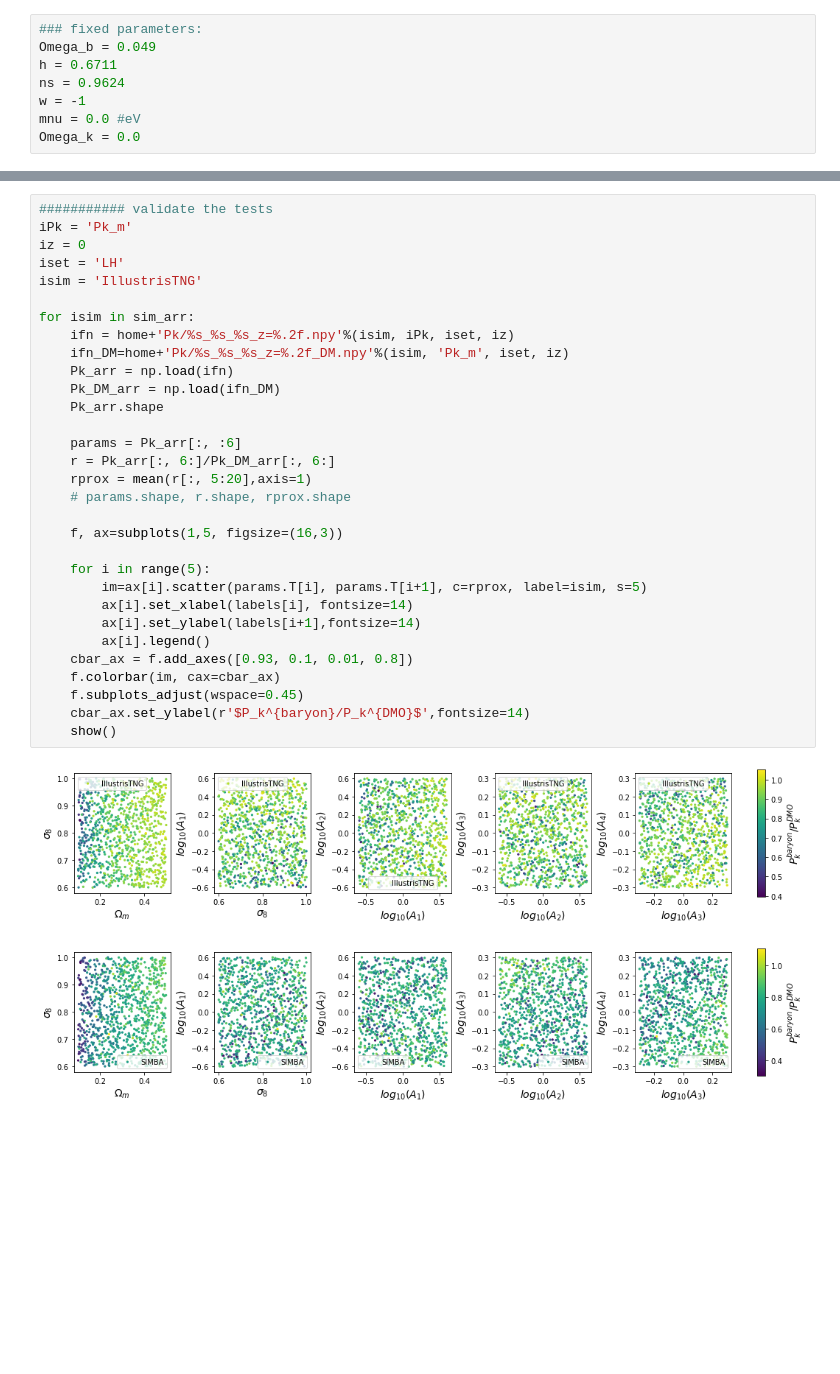
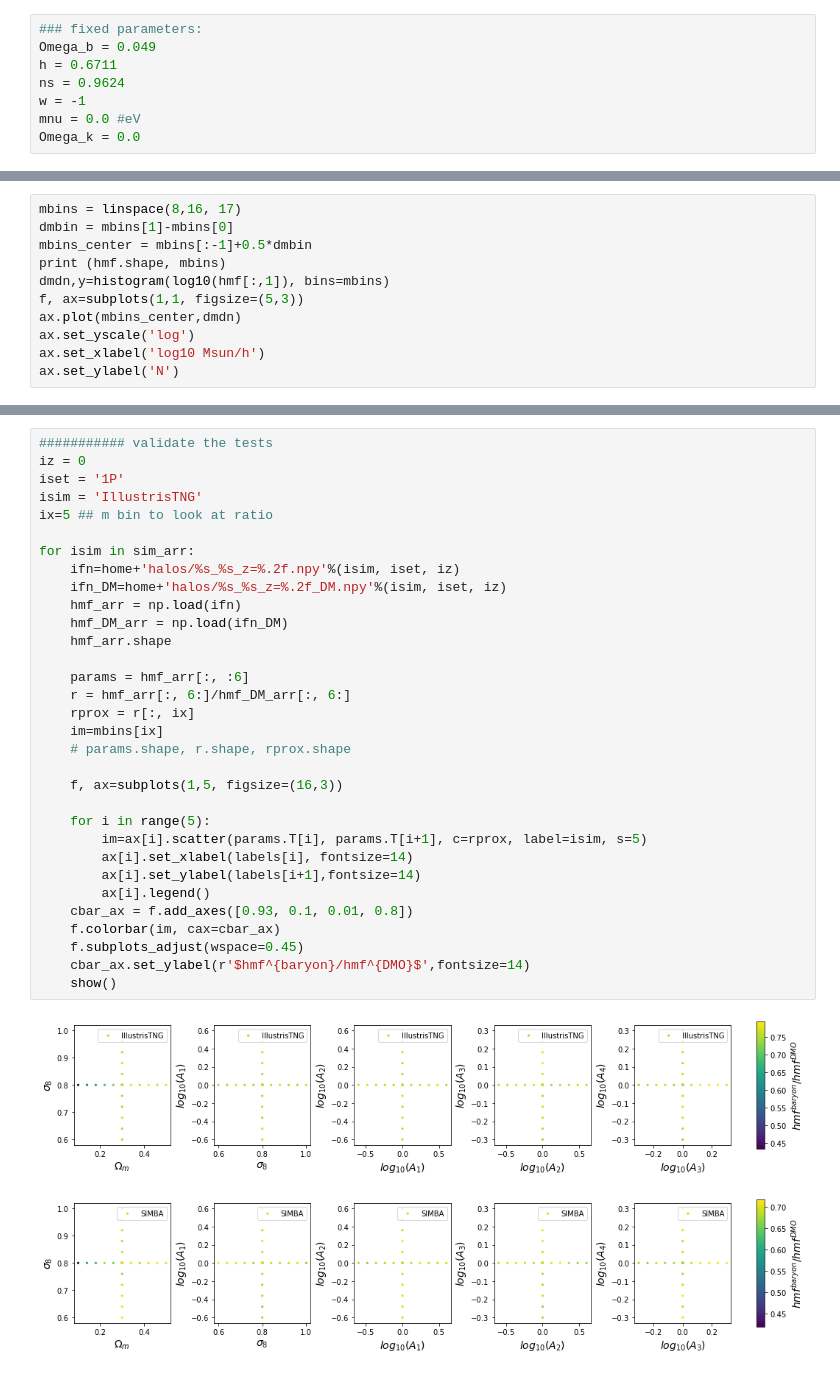
Before and after one commit to liuxx479/cosmo_dep_feedback, a Jupyter notebook: organize_halos.ipynb, the cells around one changed output, grey strips where cells are left out. Cells and saved outputs as stored; diff of their text form; blank space fills up the shorter version.

```diff
--- a/organize_halos.ipynb
+++ b/organize_halos.ipynb
@@ -23,0 +28,11 @@ hmf = np.loadtxt(test_fn, usecols=[1, 10, 11, 12, 17, 18, 19, 26, 47])
+# %%
+mbins = linspace(8,16, 17)
+dmbin = mbins[1]-mbins[0]
+mbins_center = mbins[:-1]+0.5*dmbin
+print (hmf.shape, mbins)
+dmdn,y=histogram(log10(hmf[:,1]), bins=mbins)
+f, ax=subplots(1,1, figsize=(5,3))
+ax.plot(mbins_center,dmdn)
+ax.set_yscale('log')
+ax.set_xlabel('log10 Msun/h')
+ax.set_ylabel('N')
@@ -81,35 +112,36 @@ zarr=[0.00, 1.05, 2.00, 3.00] #, 0.05, 0.10, 0.15] #
 # %%
 ########### validate the tests
-iPk = 'Pk_m'
 iz = 0
-iset = 'LH'
+iset = '1P'
 isim = 'IllustrisTNG'
+ix=5 ## m bin to look at ratio
 
 for isim in sim_arr:
-    ifn = home+'Pk/%s_%s_%s_z=%.2f.npy'%(isim, iPk, iset, iz)
-    ifn_DM=home+'Pk/%s_%s_%s_z=%.2f_DM.npy'%(isim, 'Pk_m', iset, iz)
-    Pk_arr = np.load(ifn)
-    Pk_DM_arr = np.load(ifn_DM)
-    Pk_arr.shape
+    ifn=home+'halos/%s_%s_z=%.2f.npy'%(isim, iset, iz)
+    ifn_DM=home+'halos/%s_%s_z=%.2f_DM.npy'%(isim, iset, iz)
+    hmf_arr = np.load(ifn)
+    hmf_DM_arr = np.load(ifn_DM)
+    hmf_arr.shape
 
-    params = Pk_arr[:, :6]
-    r = Pk_arr[:, 6:]/Pk_DM_arr[:, 6:]
-    rprox = mean(r[:, 5:20],axis=1)
+    params = hmf_arr[:, :6]
+    r = hmf_arr[:, 6:]/hmf_DM_arr[:, 6:]
+    rprox = r[:, ix]
+    im=mbins[ix]
     # params.shape, r.shape, rprox.shape
 
     f, ax=subplots(1,5, figsize=(16,3))
 
     for i in range(5):
         im=ax[i].scatter(params.T[i], params.T[i+1], c=rprox, label=isim, s=5)
         ax[i].set_xlabel(labels[i], fontsize=14)
         ax[i].set_ylabel(labels[i+1],fontsize=14)
         ax[i].legend()
     cbar_ax = f.add_axes([0.93, 0.1, 0.01, 0.8])
     f.colorbar(im, cax=cbar_ax)
     f.subplots_adjust(wspace=0.45)
-    cbar_ax.set_ylabel(r'$P_k^{baryon}/P_k^{DMO}$',fontsize=14)
+    cbar_ax.set_ylabel(r'$hmf^{baryon}/hmf^{DMO}$',fontsize=14)
     show()
 # %% [output]
-[figure, old version]
+[figure, new version]
-[figure, old version]
+[figure, new version]
 # %%
```
Also changed, not shown: parts of 6 cells of this notebook, 4 other files.
